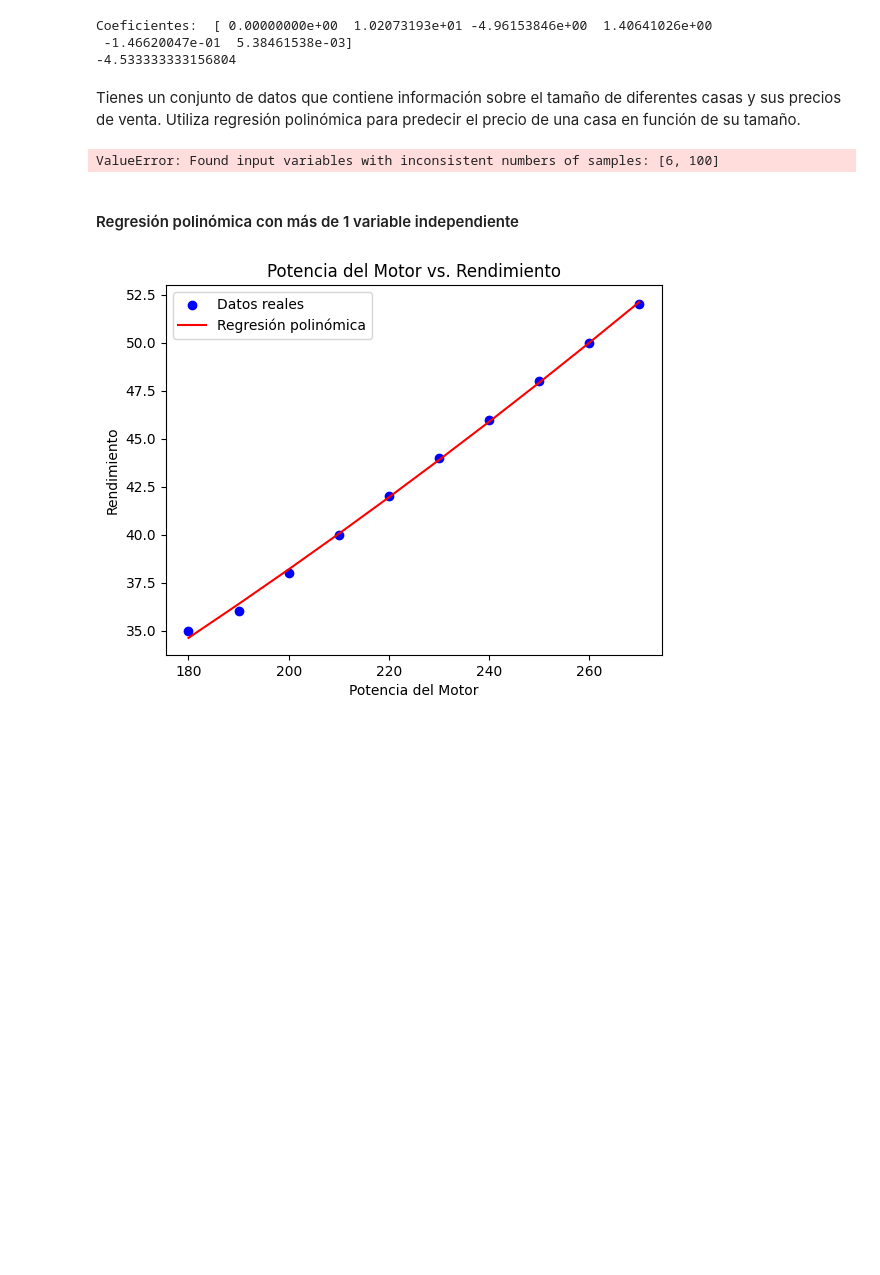
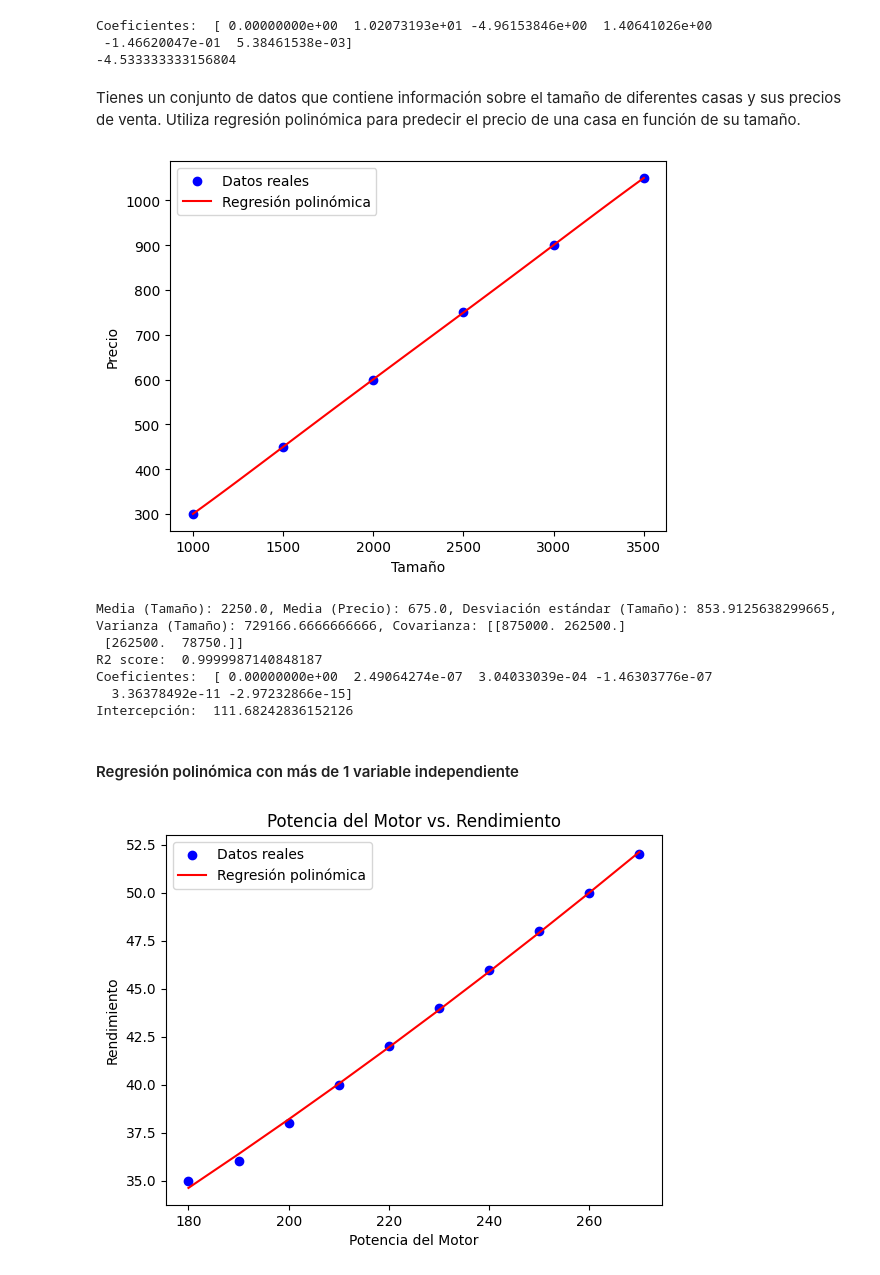
Before and after one commit to juanF18/inteligentes-II, a Jupyter notebook: RegPolinomica.ipynb, the cells around one changed output. Drawn from its saved outputs; the diff is of its cells as text; code cells hidden in the pictures; blank space fills up the shorter version.

```diff
--- a/RegPolinomica.ipynb
+++ b/RegPolinomica.ipynb
@@ -38,50 +39,60 @@ Tienes un conjunto de datos que contiene información sobre el tamaño de difere
 sus precios de venta. Utiliza regresión polinómica para predecir el precio de una casa en
 función de su tamaño.
 # %%
-import numpy as np
-import matplotlib.pyplot as plt
-from sklearn.linear_model import LinearRegression
-from sklearn.preprocessing import PolynomialFeatures
-from sklearn.metrics import r2_score
-
+# Datos de entrada
 size = np.array([1000, 1500, 2000, 2500, 3000, 3500]).reshape(-1, 1)
 n_size = np.array([1000, 1500, 2000, 2500, 3000, 3500])
 price = np.array([300, 450, 600, 750, 900, 1050])
 
+# Características polinomiales
 caracteristicas = PolynomialFeatures(degree=5)
 polinomio_size = caracteristicas.fit_transform(size)
+
+# Modelo de regresión lineal
 modelo = LinearRegression()
 modelo.fit(polinomio_size, price)
 
-size_pred = np.linspace(100, 3500, 100).reshape(-1, 1)
+# Predicciones para los tamaños originales
+price_pred_original = modelo.predict(polinomio_size)
+
+# Predicciones para la gráfica
+size_pred = np.linspace(1000, 3500, 100).reshape(-1, 1)
 polinomio_size_pred = caracteristicas.fit_transform(size_pred)
-
 price_pred = modelo.predict(polinomio_size_pred)
 
+# Cálculo de estadísticas
 media_size = np.mean(n_size)
 media_price = np.mean(price)
 std = np.std(n_size)
 var = np.var(n_size)
 cov = np.cov(n_size, price)
-r2 = r2_score(price, price_pred)
+r2 = r2_score(price, price_pred_original)  # Corrección aquí
 
-plt.scatter(size, price, color="Blue", label="Días")
-plt.plot(size_pred, price_pred, color="Red", label="Regresión (altura)")
+# Gráfica
+plt.scatter(size, price, color="Blue", label="Datos reales")
+plt.plot(size_pred, price_pred, color="Red", label="Regresión polinómica")
 plt.xlabel("Tamaño")
 plt.ylabel("Precio")
 plt.legend()
 plt.show()
 
+# Mostrar estadísticas
 print(
-    "media x (Tamaño) {} media y (Precio) {} std (Desviación) {} var (Varianza) {} cov (Matriz de covarianza) {}".format(
+    "Media (Tamaño): {}, Media (Precio): {}, Desviación estándar (Tamaño): {}, Varianza (Tamaño): {}, Covarianza: {}".format(
         media_size, media_price, std, var, cov
     )
 )
 print("R2 score: ", r2)
 print("Coeficientes: ", modelo.coef_)
-print(modelo.intercept_)
+print("Intercepción: ", modelo.intercept_)
 # %% [output]
+[figure, added]
-ValueError: Found input variables with inconsistent numbers of samples: [6, 100]
+Media (Tamaño): 2250.0, Media (Precio): 675.0, Desviación estándar (Tamaño): 853.9125638299665, Varianza (Tamaño): 729166.6666666666, Covarianza: [[875000. 262500.]
+ [262500.  78750.]]
+R2 score:  0.9999987140848187
+Coeficientes:  [ 0.00000000e+00  2.49064274e-07  3.04033039e-04 -1.46303776e-07
+  3.36378492e-11 -2.97232866e-15]
+Intercepción:  111.68242836152126
 # %% [markdown]
 #### Regresión polinómica con más de 1 variable independiente
 # %%
```
Also changed, not shown: parts of 3 cells of this notebook.
